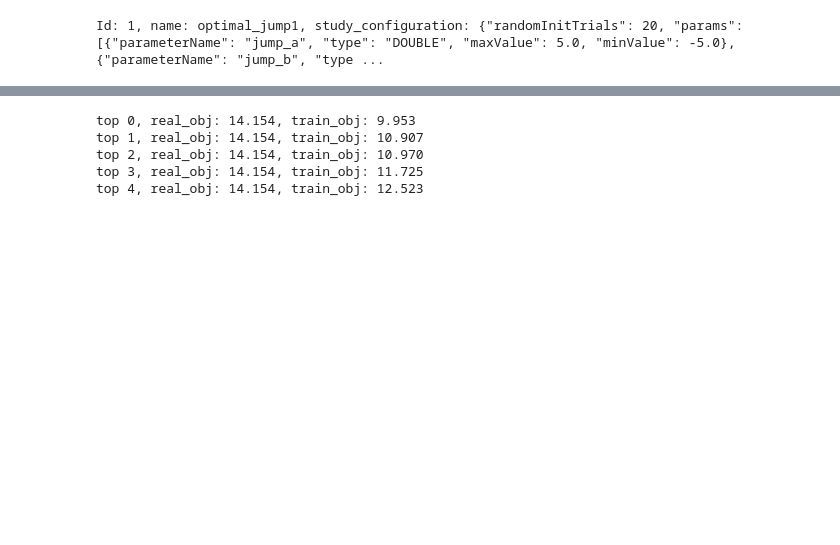
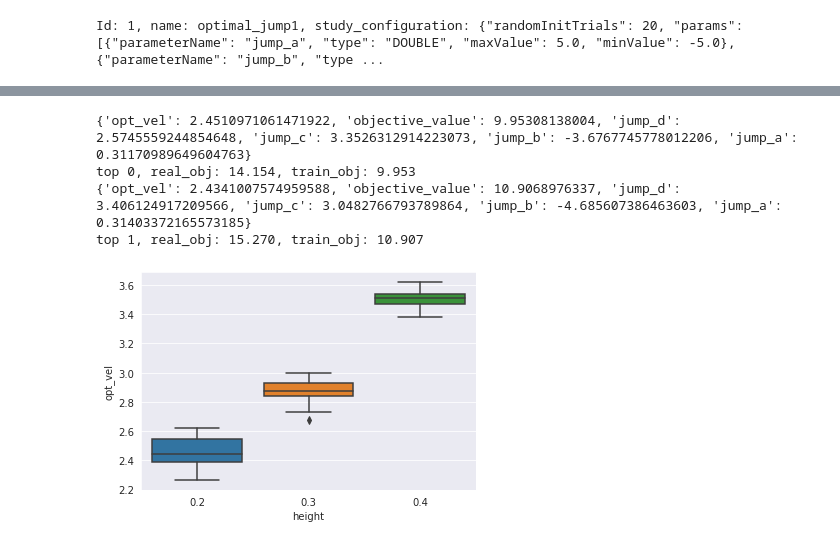
Before and after one commit to silvery107/wheeled-bipedal-jumping, a Jupyter notebook: MiniNezha/plot.ipynb, the cells around one changed output, grey strips where cells are left out. Saved outputs shown, nothing was run; the diff lists cells and outputs as text; code cells hidden in the pictures; blank space fills up the shorter version.

```diff
--- a/MiniNezha/plot.ipynb
+++ b/MiniNezha/plot.ipynb
@@ -86,25 +99,24 @@ max objval: 16.780
 # %%
 # display top n trials in webots
-top_n = 5
+top_n = 2
 for count,idx in zip(range(top_n),topk_idx[:top_n]):
     param_dic = train_param[idx]
-    # print(param_dic)
-    with open("./controllers/my_controller_python/args.txt",'w') as f1:
-        f1.write(str(param_dic))
+    print(param_dic)
+    with open("./controllers/my_controller_python/args.txt",'w') as f11:
+        f11.write(str(param_dic))
 
     os.system("webots --mode=pause")
 
-    with open("./controllers/my_controller_python/metrics.txt",'r') as f2:
-        metrics_dic = eval(f2.read())
+    with open("./controllers/my_controller_python/metrics.txt",'r') as f22:
+        metrics_dic = eval(f22.read())
         y = metrics_dic["jump_metrics"]
 
-    print("top %d, real_obj: %.3f, train_obj: %.3f"%(count,y,param_dic["objective_value"]))
+    print("top %d, real_obj: %.3f, train_obj: %.3f"%(count,y,float(param_dic["objective_value"])))
 # %% [output]
+{'opt_vel': 2.4510971061471922, 'objective_value': 9.95308138004, 'jump_d': 2.5745559244854648, 'jump_c': 3.3526312914223073, 'jump_b': -3.6767745778012206, 'jump_a': 0.31170989649604763}
 top 0, real_obj: 14.154, train_obj: 9.953
-top 1, real_obj: 14.154, train_obj: 10.907
-top 2, real_obj: 14.154, train_obj: 10.970
-top 3, real_obj: 14.154, train_obj: 11.725
-top 4, real_obj: 14.154, train_obj: 12.523
+{'opt_vel': 2.4341007574959588, 'objective_value': 10.9068976337, 'jump_d': 3.406124917209566, 'jump_c': 3.0482766793789864, 'jump_b': -4.685607386463603, 'jump_a': 0.31403372165573185}
+top 1, real_obj: 15.270, train_obj: 10.907
 # %%
 # save dicts to txt
 with open("./records/args_"+str(best_objval)+".txt",'w') as arts_txt:
@@ -127,0 +153,14 @@ with open("./records/args_9.953.txt",'r') as arts_txt:
+# %%
+# box plot from h = 0.2/0.3/0.4
+import pandas as pd
+import numpy as np
+import matplotlib.pyplot as plt
+import seaborn as sns
+%matplotlib inline
+
+df = pd.read_csv("./records/boxplot.csv")
+# boxplot = df.boxplot(by ='height', column =['opt_vel'], grid = False)
+sns.set_style("darkgrid")
+ax = sns.boxplot(data=df,x="height",y="opt_vel")
+# %% [output]
+[figure, added]
```
Also changed, not shown: parts of 7 cells of this notebook.
